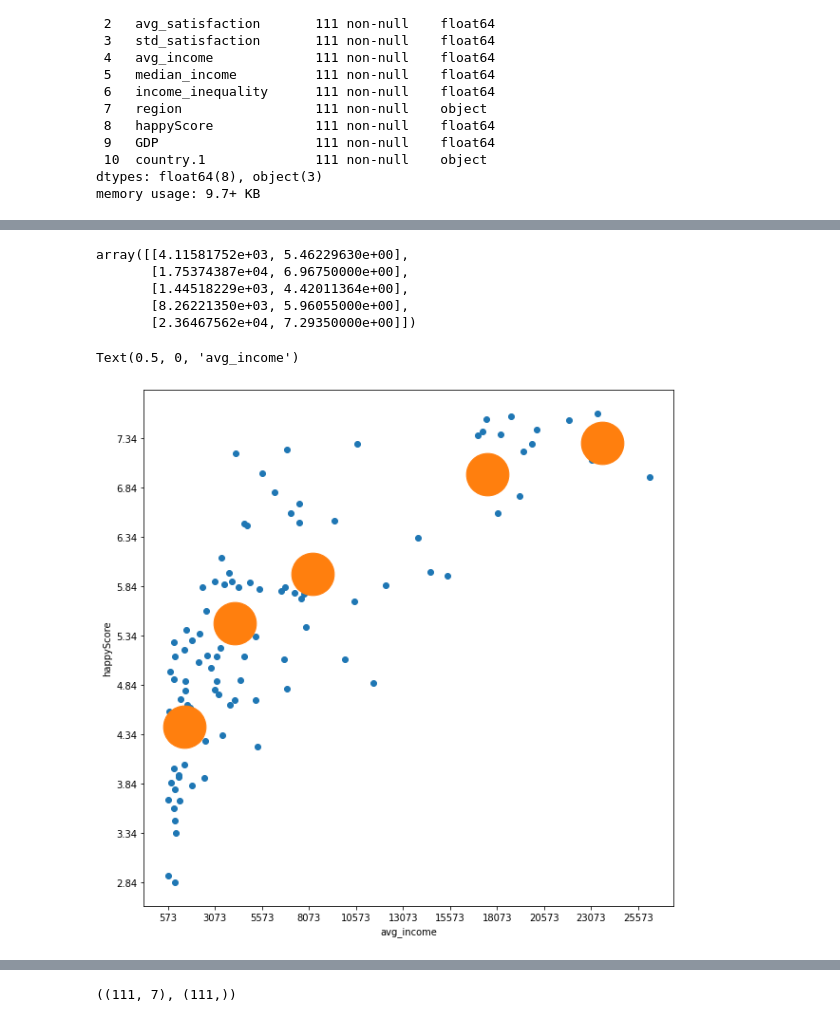
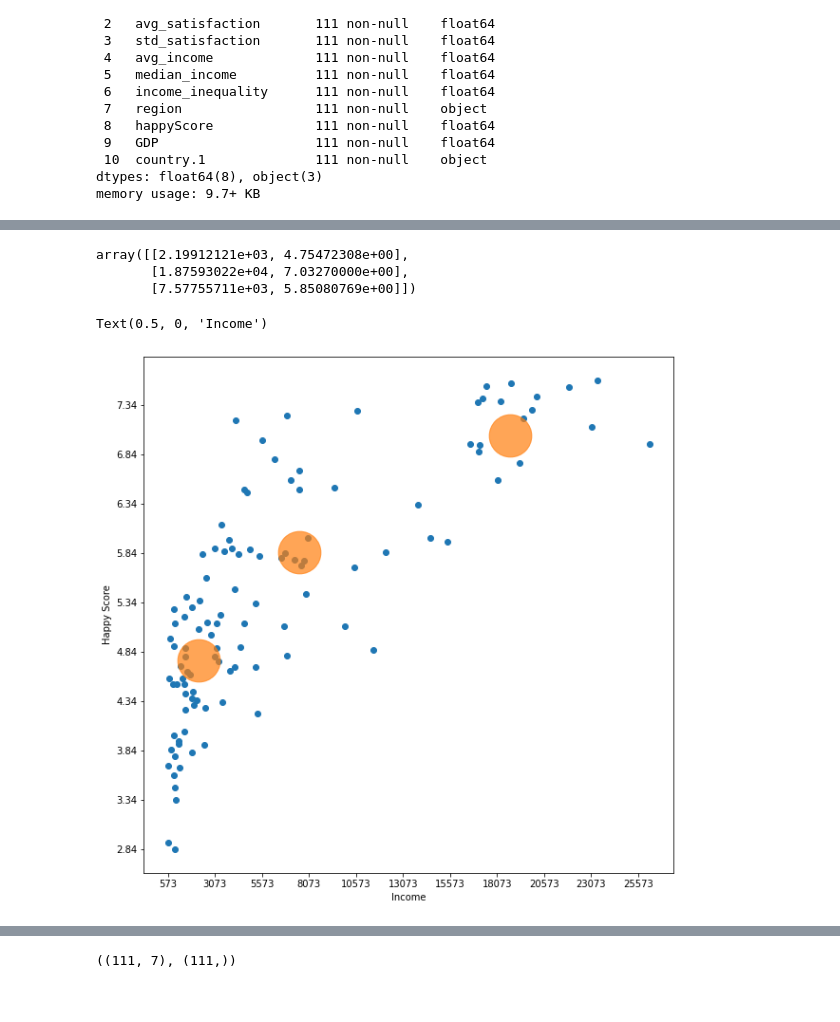
Before and after one commit to codelock54/Happiness-Rank-2015, a Jupyter notebook: Predicting Happy_Score.ipynb, the cells around one changed output, grey strips where cells are left out. Drawn from its saved outputs; the diff is of its cells as text; code cells hidden in the pictures.

```diff
--- a/Predicting Happy_Score.ipynb
+++ b/Predicting Happy_Score.ipynb
@@ -45,30 +54,26 @@ X= data['avg_income']
 y= data['happyScore']
 
 income_happy = np.column_stack((X,y))
-Km_res = KMeans(n_clusters=5).fit(income_happy)
+Km_res = KMeans(n_clusters=3).fit(income_happy)
 clus_centers= Km_res.cluster_centers_
 clus_centers
 # %% [output]
-array([[4.11581752e+03, 5.46229630e+00],
-       [1.75374387e+04, 6.96750000e+00],
-       [1.44518229e+03, 4.42011364e+00],
-       [8.26221350e+03, 5.96055000e+00],
-       [2.36467562e+04, 7.29350000e+00]])
+array([[2.19912121e+03, 4.75472308e+00],
+       [1.87593022e+04, 7.03270000e+00],
+       [7.57755711e+03, 5.85080769e+00]])
 # %%
-
+"""Graphic avg income vs Happy score"""
 y_np = np.array(y)
 x_np = np.array(X)
 
 plt.figure(figsize=(10,10))
 plt.scatter(X,y)
-plt.scatter(clus_centers[:,0],clus_centers[:,1],s=2000)
+plt.scatter(clus_centers[:,0],clus_centers[:,1],s=2000, alpha=0.7)
 
 plt.yticks(np.arange(y_np.min(), y_np.max(), step=0.5))
 plt.xticks(np.arange(x_np.min(),x_np.max(),step=2500))
-#for a, row in df.iterrows():
-    #plt.text(row['avg_income'],row['happyScore'],s=row['country'])
-plt.ylabel('happyScore')
-plt.xlabel('avg_income')
+plt.ylabel('Happy Score')
+plt.xlabel('Income')
 # %% [output]
-Text(0.5, 0, 'avg_income')
+Text(0.5, 0, 'Income')
-[figure, old version]
+[figure, new version]
```
Also changed, not shown: parts of 19 cells of this notebook.
